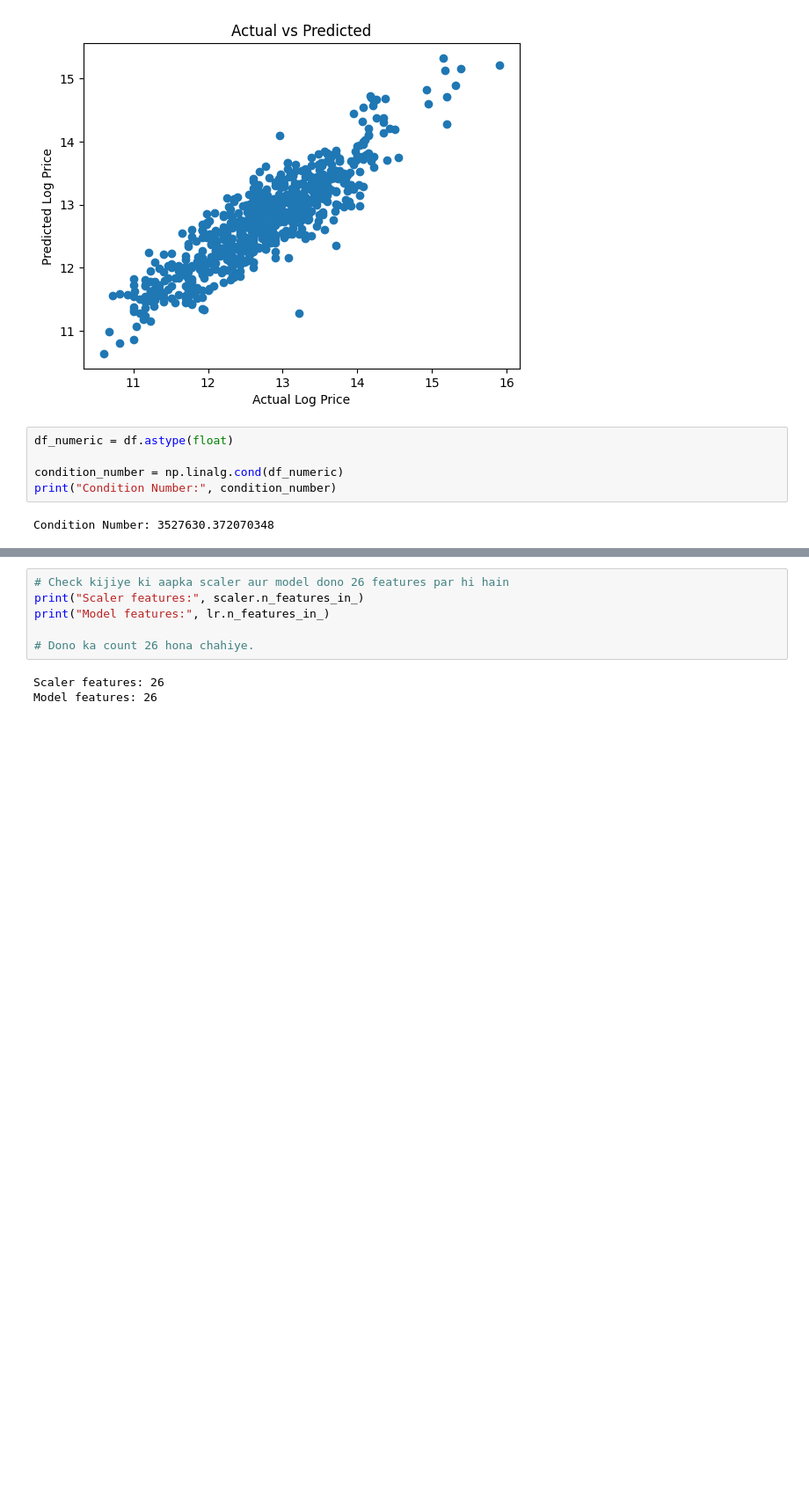
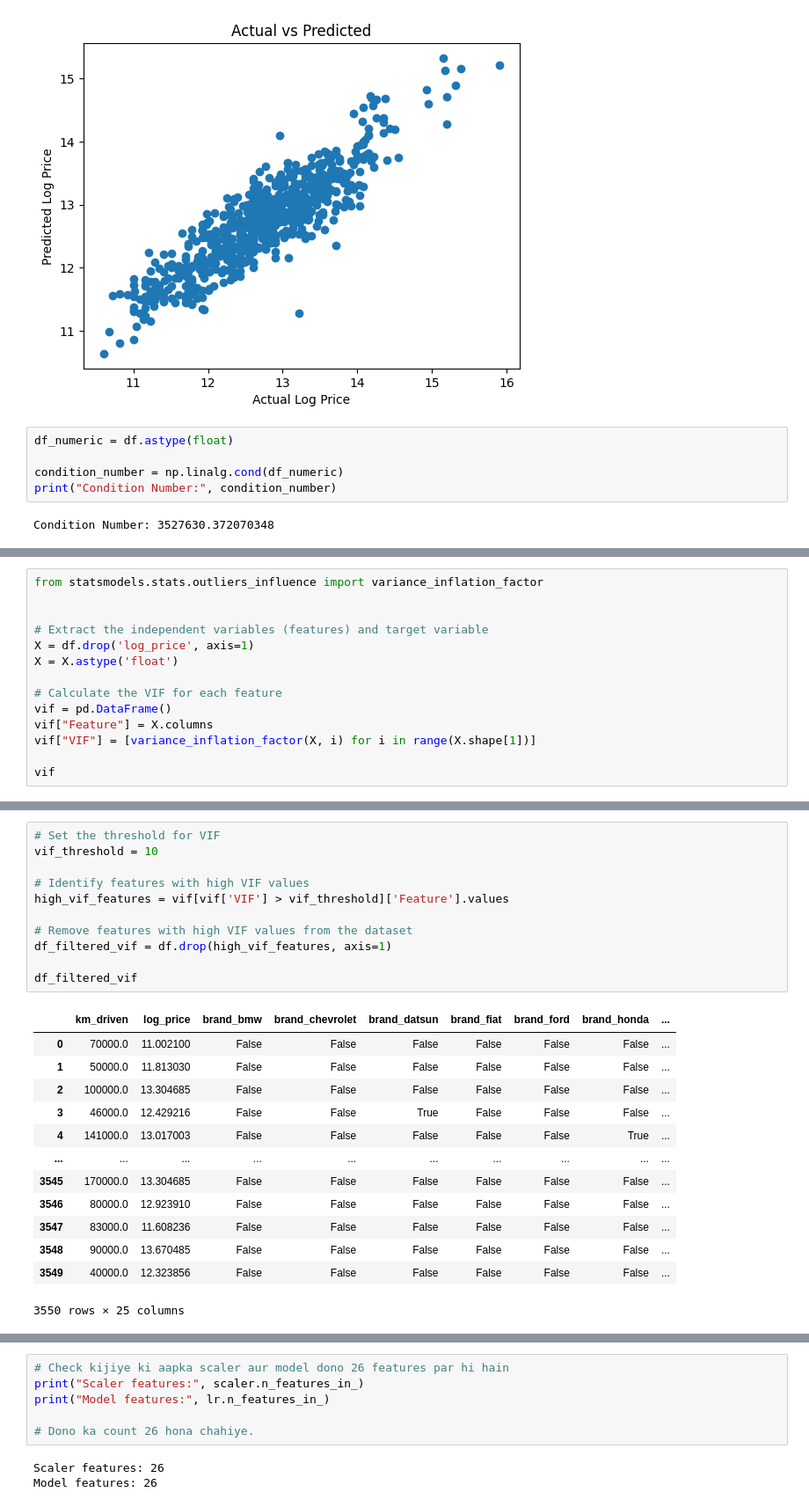
Before and after one commit to rajeshxdatascience/Car-Price-Prediction-ML, a Jupyter notebook: 02_Model_Training.ipynb, the cells around one changed output, grey strips where cells are left out. Shown at 88% size. Cells and saved outputs as stored; diff of their text form; blank space fills up the shorter version.

```diff
--- a/02_Model_Training.ipynb
+++ b/02_Model_Training.ipynb
@@ -332,0 +172,14 @@ Final Test MAE: 0.2726
+# %%
+from statsmodels.stats.outliers_influence import variance_inflation_factor
+
+
+# Extract the independent variables (features) and target variable
+X = df.drop('log_price', axis=1)
+X = X.astype('float')
+
+# Calculate the VIF for each feature
+vif = pd.DataFrame()
+vif["Feature"] = X.columns
+vif["VIF"] = [variance_inflation_factor(X, i) for i in range(X.shape[1])]
+
+vif
@@ -332,0 +204,25 @@ Final Test MAE: 0.2726
+# %%
+# Set the threshold for VIF
+vif_threshold = 10
+
+# Identify features with high VIF values
+high_vif_features = vif[vif['VIF'] > vif_threshold]['Feature'].values
+
+# Remove features with high VIF values from the dataset
+df_filtered_vif = df.drop(high_vif_features, axis=1)
+
+df_filtered_vif
+# %% [output]
+|  | km_driven | log_price | brand_bmw | brand_chevrolet | brand_datsun | brand_fiat | brand_ford | brand_honda | ... |
+| 0 | 70000.0 | 11.002100 | False | False | False | False | False | False | ... |
+| 1 | 50000.0 | 11.813030 | False | False | False | False | False | False | ... |
+| 2 | 100000.0 | 13.304685 | False | False | False | False | False | False | ... |
+| 3 | 46000.0 | 12.429216 | False | False | True | False | False | False | ... |
+| 4 | 141000.0 | 13.017003 | False | False | False | False | False | True | ... |
+| ... | ... | ... | ... | ... | ... | ... | ... | ... | ... |
+| 3545 | 170000.0 | 13.304685 | False | False | False | False | False | False | ... |
+| 3546 | 80000.0 | 12.923910 | False | False | False | False | False | False | ... |
+| 3547 | 83000.0 | 11.608236 | False | False | False | False | False | False | ... |
+| 3548 | 90000.0 | 13.670485 | False | False | False | False | False | False | ... |
+| 3549 | 40000.0 | 12.323856 | False | False | False | False | False | False | ... |
+3550 rows × 25 columns
```
Also changed, not shown: parts of 27 cells of this notebook.
